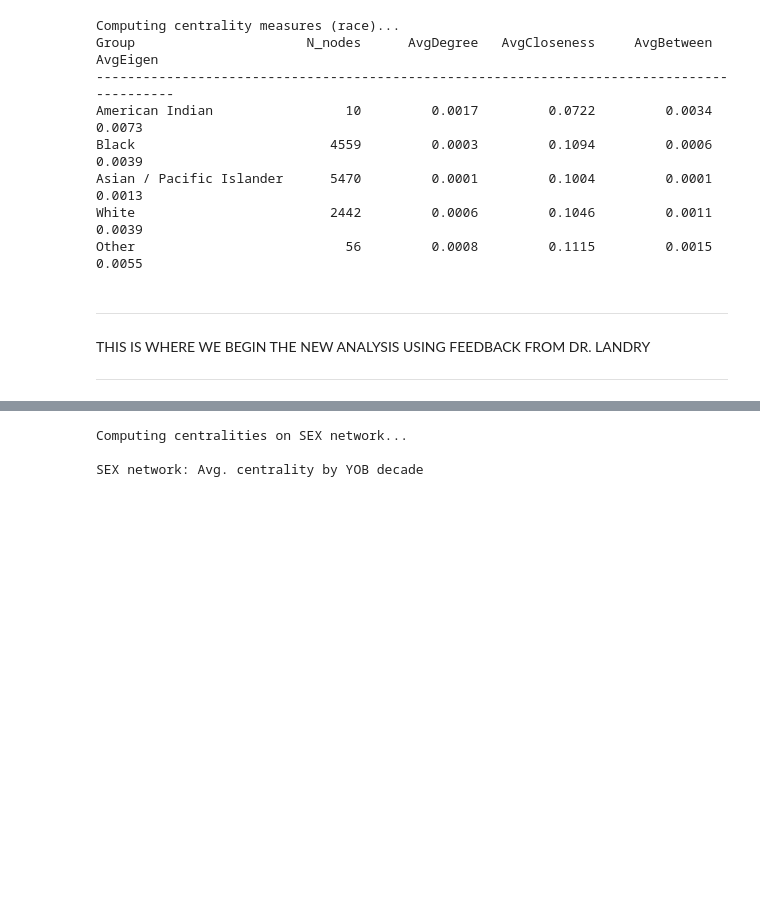
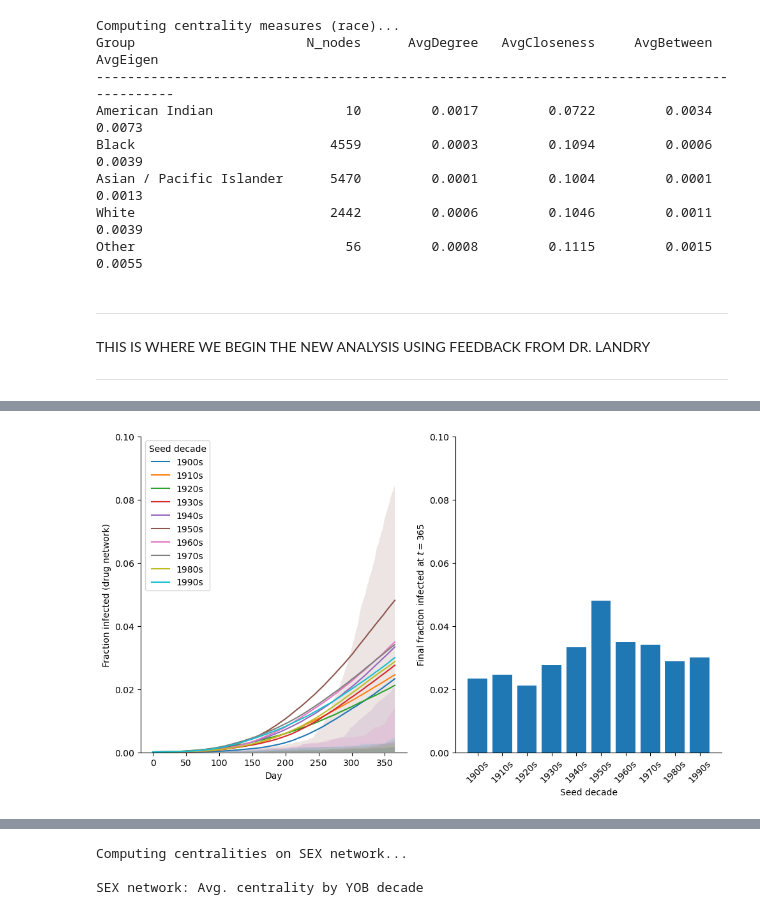
Before and after one commit to pmehta17/hiv-spread, a Jupyter notebook: Project_v2.ipynb, the cells around one changed output, grey strips where cells are left out. Drawn from its saved outputs; the diff is of its cells as text; code cells hidden in the pictures; blank space fills up the shorter version.

```diff
--- a/Project_v2.ipynb
+++ b/Project_v2.ipynb
@@ -1627,2 +1590,56 @@ plt.show()
+# %%
+# ---------------------------------------------------------------
+# 3. Plot I(t) with confidence bands (DRUG network) - NEW
+# ---------------------------------------------------------------
+plt.figure(figsize=(10,6))
+plt.subplot(1,2,1)
+for d in sorted(decades_drugs):
+    mean_curve = decades_drugs[d].mean(axis = 0)
+
+    quant25 = np.quantile(decades_drugs[d], 0.25, axis=0) #calculate 25% quantile
+    quant75 = np.quantile(decades_drugs[d], 0.75, axis=0) #calculate 75% quantile
+
+    plt.plot(t_range_drug, mean_curve, label=f"{d}s")
+    plt.fill_between(
+        t_range_drug,
+        quant25,
+        quant75,
+        alpha=0.15
+    )
+
+plt.xlabel("Day")
+plt.ylabel("Fraction infected (drug network)")
+plt.ylim(0, 0.10)
+"""plt.title(
+    "Infection Dynamics by Seed YOB Decade in DRUG Network\n"
+    f"Mean ± 1 SD (p_drug = {p_drug:.4g}, 100 SI simulations)"
+) """
+plt.legend(title="Seed decade", loc = "upper left")
+
+# ---------------------------------------------------------------
+# 4. Bar plot: infective potential by decade (DRUG network)
+# ---------------------------------------------------------------
+plt.subplot(1,2,2)
+final_values_drug = {
+    d: arr.mean(axis = 0) [-1]
+    for d, arr in decades_drugs.items()
+}
+sorted_decades_drug = sorted(final_values_drug.keys())
+vals_drug = [final_values_drug[d] for d in sorted_decades_drug]
+
+plt.bar([f"{d}s" for d in sorted_decades_drug], vals_drug)
+plt.xlabel("Seed decade")
+plt.ylabel(r"Final fraction infected at $t = 365$")
+"""plt.title(
+    "Infective Potential by Seed YOB Decade\n"
+    f"DRUG Network (p_drug = {p_drug:.4g}, 100 SI simulations)"
+)"""
+plt.xticks(rotation=45)
+plt.ylim(0, 0.10)
+plt.tight_layout()
+sns.despine()
+plt.savefig("YOB_Drug.pdf", dpi=1000)
+# %% [output]
+[figure, added]
 # %%
 # ======================================================================
```
Also changed, not shown: parts of 12 cells of this notebook.
